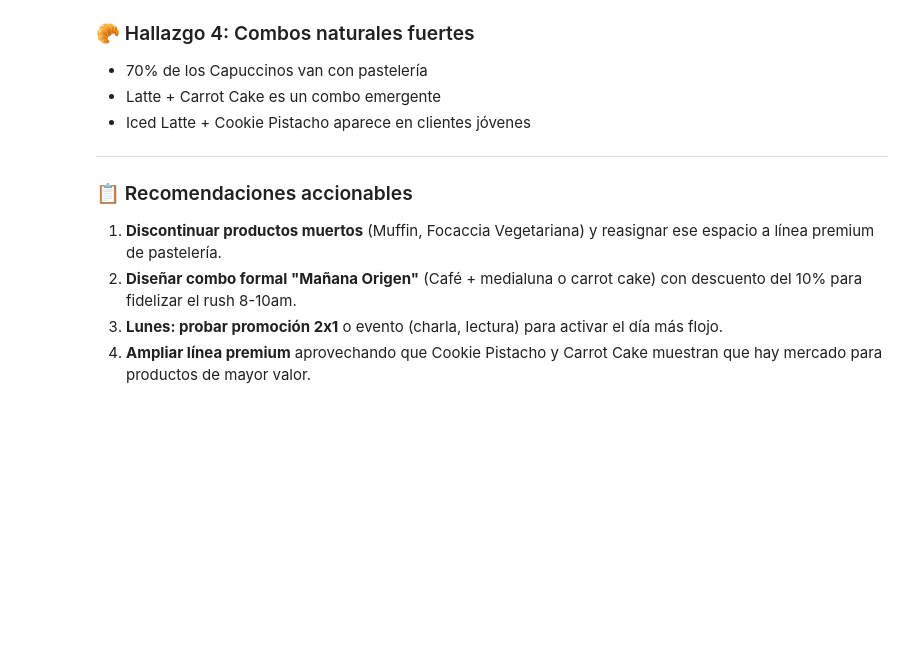
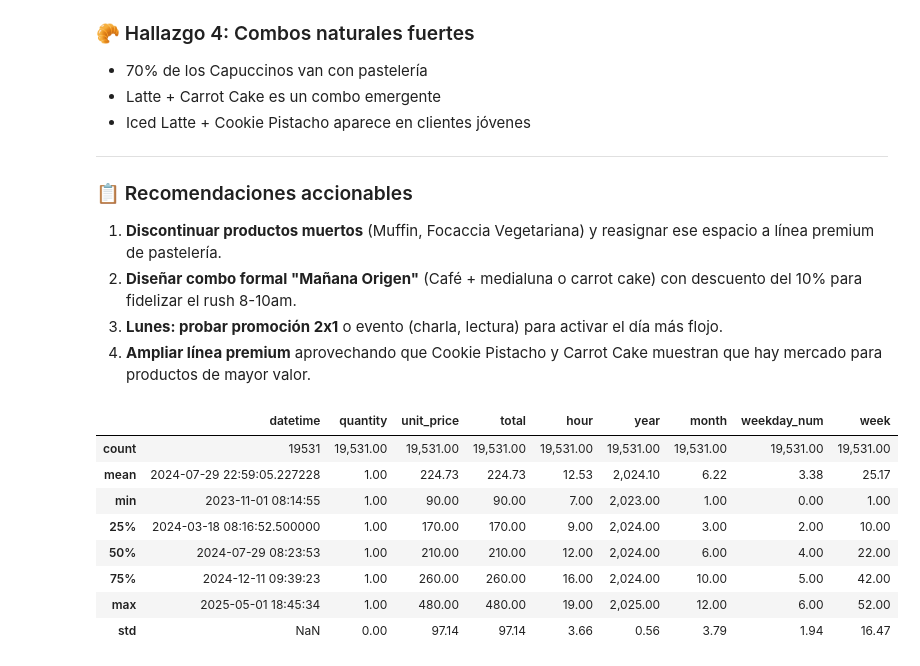
Before and after one commit to andres5493/cafeteria-analysis, a Jupyter notebook: notebooks/01_eda_inicial.ipynb, the cells around one changed output. Cells and saved outputs as stored; diff of their text form; code cells hidden in the pictures; blank space fills up the shorter version.

```diff
--- a/notebooks/01_eda_inicial.ipynb
+++ b/notebooks/01_eda_inicial.ipynb
@@ -97,0 +139,22 @@ df[['datetime', 'date', 'year', 'month', 'month_name', 'weekday_num']].head()
+# %%
+# Crear franjas horarias para análisis de patrones de consumo
+def get_franja(hour):
+    """Devuelve la franja horaria según la hora del día."""
+    if 7 <= hour < 10:
+        return "Mañana (7-10)"
+    elif 10 <= hour < 12:
+        return "Media mañana (10-12)"
+    elif 12 <= hour < 14:
+        return "Mediodía (12-14)"
+    elif 14 <= hour < 16:
+        return "Siesta (14-16)"
+    elif 16 <= hour < 18:
+        return "Merienda (16-18)"
+    else:
+        return "Tarde (18-20)"
+
+# Aplicar la función a cada fila
+df['franja'] = df['hour'].apply(get_franja)
+
+# Verificar
+df[['datetime', 'hour', 'franja']].head(10)
@@ -363,3 +454,16 @@ for combo, count in top_combos.items():
 2. **Diseñar combo formal "Mañana Origen"** (Café + medialuna o carrot cake) con descuento del 10% para fidelizar el rush 8-10am.
 3. **Lunes: probar promoción 2x1** o evento (charla, lectura) para activar el día más flojo.
 4. **Ampliar línea premium** aprovechando que Cookie Pistacho y Carrot Cake muestran que hay mercado para productos de mayor valor.
+# %%
+# Estadísticas descriptivas de columnas numéricas
+df.describe()
+# %% [output]
+|  | datetime | quantity | unit_price | total | hour | year | month | weekday_num | week |
+| count | 19531 | 19,531.00 | 19,531.00 | 19,531.00 | 19,531.00 | 19,531.00 | 19,531.00 | 19,531.00 | 19,531.00 |
+| mean | 2024-07-29 22:59:05.227228 | 1.00 | 224.73 | 224.73 | 12.53 | 2,024.10 | 6.22 | 3.38 | 25.17 |
+| min | 2023-11-01 08:14:55 | 1.00 | 90.00 | 90.00 | 7.00 | 2,023.00 | 1.00 | 0.00 | 1.00 |
+| 25% | 2024-03-18 08:16:52.500000 | 1.00 | 170.00 | 170.00 | 9.00 | 2,024.00 | 3.00 | 2.00 | 10.00 |
+| 50% | 2024-07-29 08:23:53 | 1.00 | 210.00 | 210.00 | 12.00 | 2,024.00 | 6.00 | 4.00 | 22.00 |
+| 75% | 2024-12-11 09:39:23 | 1.00 | 260.00 | 260.00 | 16.00 | 2,024.00 | 10.00 | 5.00 | 42.00 |
+| max | 2025-05-01 18:45:34 | 1.00 | 480.00 | 480.00 | 19.00 | 2,025.00 | 12.00 | 6.00 | 52.00 |
+| std | NaN | 0.00 | 97.14 | 97.14 | 3.66 | 0.56 | 3.79 | 1.94 | 16.47 |
```
Also changed, not shown: parts of 5 cells of this notebook.
